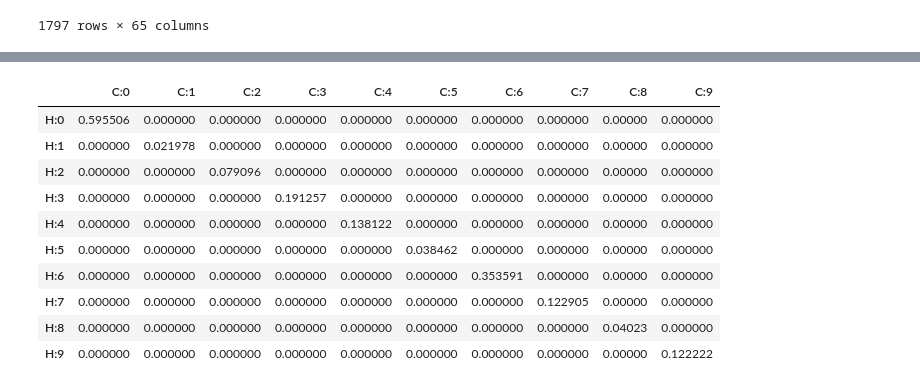
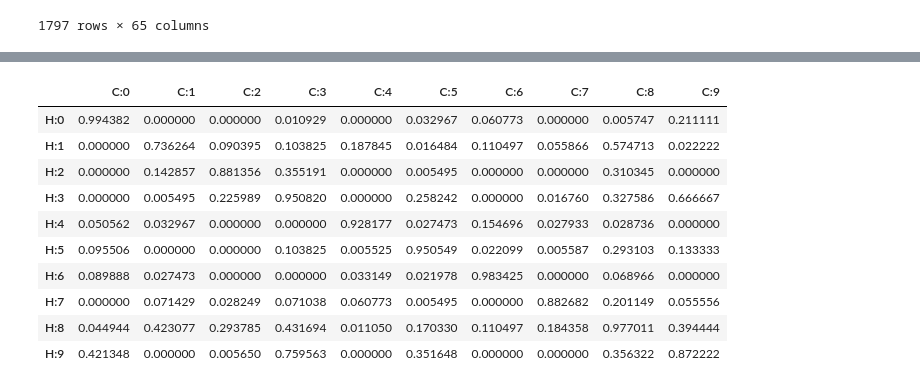
Before and after one commit to Simon-Bertrand/Clusters-Features, a Jupyter notebook: README.ipynb, the cells around one changed output, grey strips where cells are left out. Cells and saved outputs as stored; diff of their text form; code cells hidden in the pictures.

```diff
--- a/README.ipynb
+++ b/README.ipynb
@@ -21,4 +22,4 @@ pd_df
 | 1796 | 0.0 | 0.0 | 10.0 | 14.0 | 8.0 | 1.0 | 0.0 | 0.0 | 0.0 | 2.0 | ... | ... |
 1797 rows × 65 columns
 # %%
-CC=ClusterCharacteristics(pd_df, "target")
+CC=ClustersCharacteristics(pd_df, "target")
@@ -46,14 +26,14 @@ public_method_names
 # %%
-CC.confusion_hypersphere_matrix(radius=20,counting_type='including',proportion=True)
+CC.confusion_hypersphere_matrix(radius=35,counting_type='including',proportion=True)
 # %% [output]
 |  | C:0 | C:1 | C:2 | C:3 | C:4 | C:5 | C:6 | C:7 | C:8 | C:9 |
-| H:0 | 0.595506 | 0.000000 | 0.000000 | 0.000000 | 0.000000 | 0.000000 | 0.000000 | 0.000000 | 0.00000 | 0.000000 |
-| H:1 | 0.000000 | 0.021978 | 0.000000 | 0.000000 | 0.000000 | 0.000000 | 0.000000 | 0.000000 | 0.00000 | 0.000000 |
-| H:2 | 0.000000 | 0.000000 | 0.079096 | 0.000000 | 0.000000 | 0.000000 | 0.000000 | 0.000000 | 0.00000 | 0.000000 |
-| H:3 | 0.000000 | 0.000000 | 0.000000 | 0.191257 | 0.000000 | 0.000000 | 0.000000 | 0.000000 | 0.00000 | 0.000000 |
-| H:4 | 0.000000 | 0.000000 | 0.000000 | 0.000000 | 0.138122 | 0.000000 | 0.000000 | 0.000000 | 0.00000 | 0.000000 |
-| H:5 | 0.000000 | 0.000000 | 0.000000 | 0.000000 | 0.000000 | 0.038462 | 0.000000 | 0.000000 | 0.00000 | 0.000000 |
-| H:6 | 0.000000 | 0.000000 | 0.000000 | 0.000000 | 0.000000 | 0.000000 | 0.353591 | 0.000000 | 0.00000 | 0.000000 |
-| H:7 | 0.000000 | 0.000000 | 0.000000 | 0.000000 | 0.000000 | 0.000000 | 0.000000 | 0.122905 | 0.00000 | 0.000000 |
-| H:8 | 0.000000 | 0.000000 | 0.000000 | 0.000000 | 0.000000 | 0.000000 | 0.000000 | 0.000000 | 0.04023 | 0.000000 |
-| H:9 | 0.000000 | 0.000000 | 0.000000 | 0.000000 | 0.000000 | 0.000000 | 0.000000 | 0.000000 | 0.00000 | 0.122222 |
+| H:0 | 0.994382 | 0.000000 | 0.000000 | 0.010929 | 0.000000 | 0.032967 | 0.060773 | 0.000000 | 0.005747 | 0.211111 |
+| H:1 | 0.000000 | 0.736264 | 0.090395 | 0.103825 | 0.187845 | 0.016484 | 0.110497 | 0.055866 | 0.574713 | 0.022222 |
+| H:2 | 0.000000 | 0.142857 | 0.881356 | 0.355191 | 0.000000 | 0.005495 | 0.000000 | 0.000000 | 0.310345 | 0.000000 |
+| H:3 | 0.000000 | 0.005495 | 0.225989 | 0.950820 | 0.000000 | 0.258242 | 0.000000 | 0.016760 | 0.327586 | 0.666667 |
+| H:4 | 0.050562 | 0.032967 | 0.000000 | 0.000000 | 0.928177 | 0.027473 | 0.154696 | 0.027933 | 0.028736 | 0.000000 |
+| H:5 | 0.095506 | 0.000000 | 0.000000 | 0.103825 | 0.005525 | 0.950549 | 0.022099 | 0.005587 | 0.293103 | 0.133333 |
+| H:6 | 0.089888 | 0.027473 | 0.000000 | 0.000000 | 0.033149 | 0.021978 | 0.983425 | 0.000000 | 0.068966 | 0.000000 |
+| H:7 | 0.000000 | 0.071429 | 0.028249 | 0.071038 | 0.060773 | 0.005495 | 0.000000 | 0.882682 | 0.201149 | 0.055556 |
+| H:8 | 0.044944 | 0.423077 | 0.293785 | 0.431694 | 0.011050 | 0.170330 | 0.110497 | 0.184358 | 0.977011 | 0.394444 |
+| H:9 | 0.421348 | 0.000000 | 0.005650 | 0.759563 | 0.000000 | 0.351648 | 0.000000 | 0.000000 | 0.356322 | 0.872222 |
```
Also changed, not shown: parts of 9 cells of this notebook.
